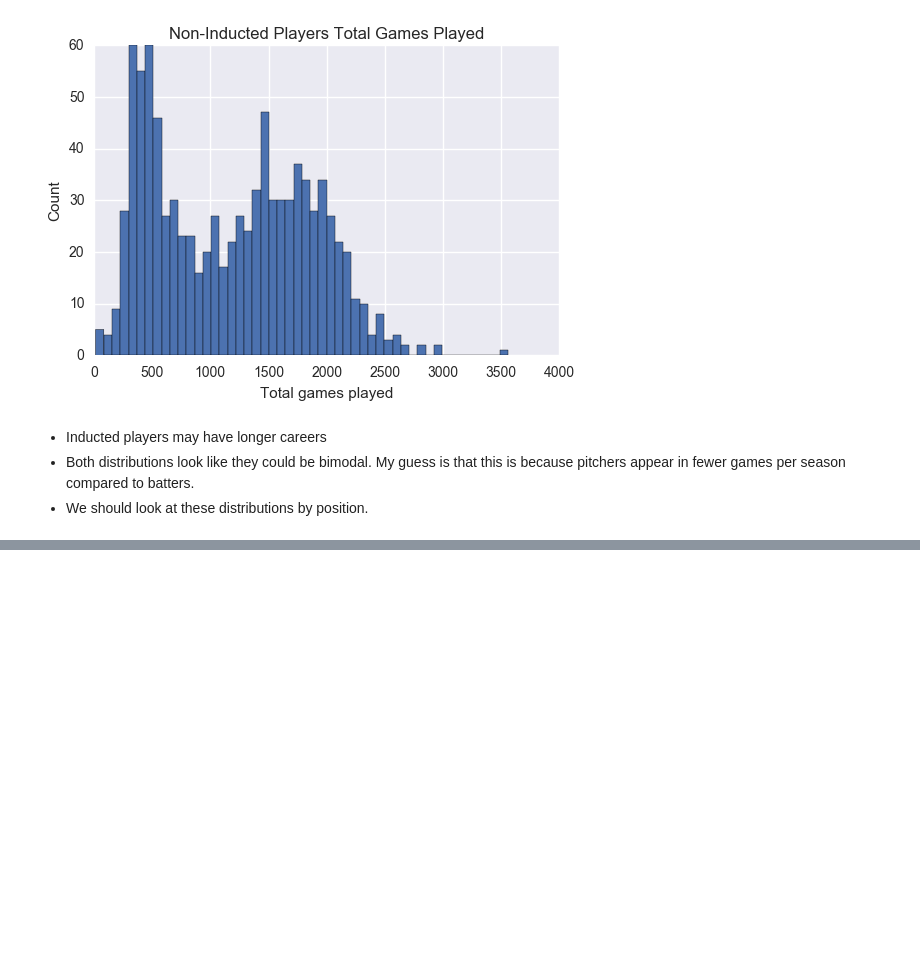
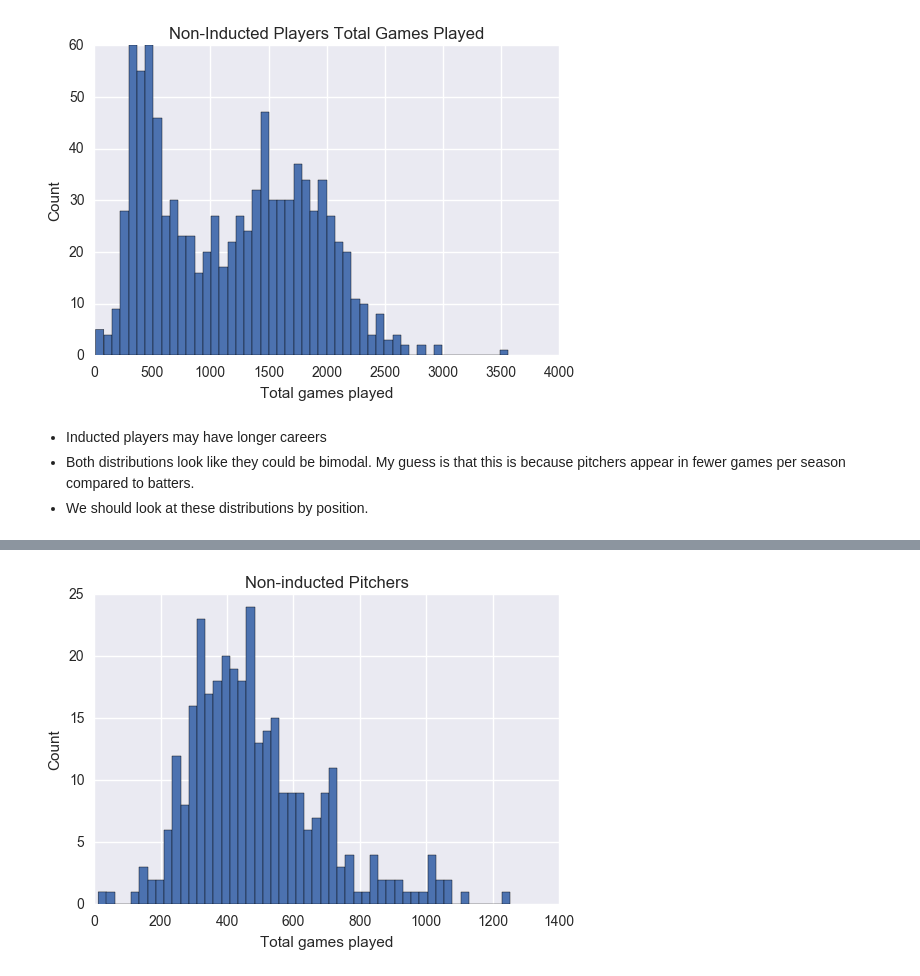
Before and after one commit to hueykwik/baseballhof, a Jupyter notebook: Baseball Exploration.ipynb, the cells around one changed output, grey strips where cells are left out. Cells and saved outputs as stored; diff of their text form; code cells hidden in the pictures; blank space fills up the shorter version.

```diff
--- a/Baseball Exploration.ipynb
+++ b/Baseball Exploration.ipynb
@@ -300,0 +341,5 @@ non_inducted_players.insert(1, 'Position', most_played_position(non_inducted_pla
+# %%
+non_inducted_pitchers = non_inducted_players[non_inducted_players.Position == 'P']
+plot_total_games(non_inducted_pitchers, "Non-inducted Pitchers")
+# %% [output]
+[figure, added]
```
Also changed, not shown: parts of 12 cells of this notebook.
